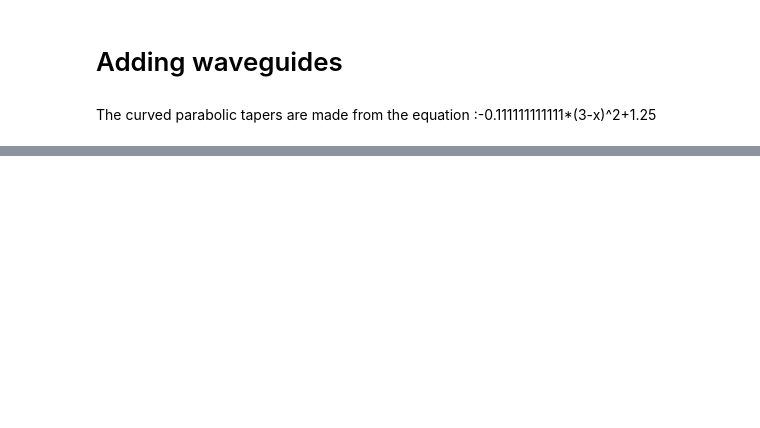
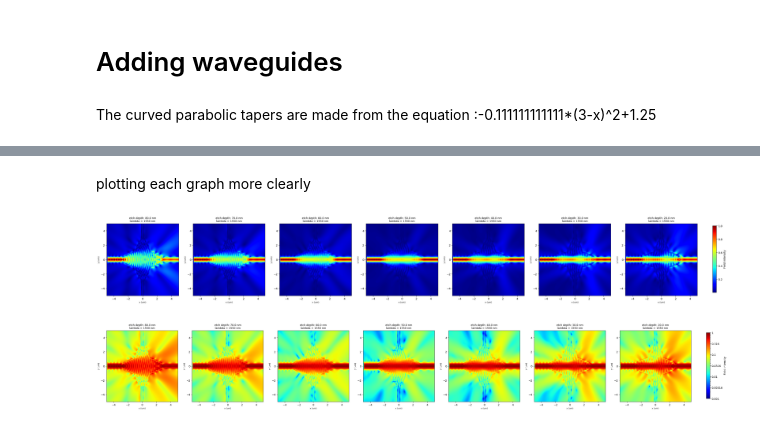
Before and after one commit to ana-ameno/Low-loss-low-cross-talk-crossings-for-silicon-on-insulator-nanophotonic-waveguides-replicate, a Jupyter notebook: final project aj.ipynb, the cells around one changed output, grey strips where cells are left out. Saved outputs shown, nothing was run; the diff lists cells and outputs as text; code cells hidden in the pictures; blank space fills up the shorter version.

```diff
--- a/final project aj.ipynb
+++ b/final project aj.ipynb
@@ -374,0 +576,40 @@ modeapi.runsweep(sweep_name)
+# %% [markdown]
+plotting each graph more clearly
+# %%
+fig, axs = plt.subplots(1, 7, figsize=(40, 5) )
+
+for i in range(7):
+    im = axs[i].imshow(heatmap_mag[:, :, 9, i], cmap='jet', vmin=0.001, vmax=1,extent=[-5, 5, -5, 5])
+
+    axs[i].set_title(f'etch depth: {etch_depth[i]:.1f} nm\nlambda = 1550 nm', fontsize=10)
+    axs[i].set_xlabel('x (um)', fontsize=8)
+    axs[i].set_ylabel('y (um)', fontsize=8)
+
+cbar_ax = fig.add_axes([0.92, 0.15, 0.005, 0.7])  # [x, y, largura, altura]
+cbar = fig.colorbar(im, cax=cbar_ax)
+cbar.set_label('Field intensity')
+plt.show()
+# %% [output]
+[figure, added]
+# %%
+fig, axs = plt.subplots(1, 7, figsize=(40, 5))
+
+for i in range(7):
+    im = axs[i].imshow(heatmap_mag[:, :, 9, i], cmap='jet', norm=colors.LogNorm(vmin=0.001, vmax=1),
+                       extent=[-5, 5, -5, 5])
+
+    axs[i].set_title(f'etch depth: {etch_depth[i]:.1f} nm\nlambda = 1550 nm', fontsize=10)
+    axs[i].set_xlabel('x (um)', fontsize=8)
+    axs[i].set_ylabel('y (um)', fontsize=8)
+
+cbar_ax = fig.add_axes([0.92, 0.15, 0.005, 0.7])
+cbar = fig.colorbar(im, cax=cbar_ax)
+cbar.set_label('Field intensity')
+tick_locations = [0.001, 0.00316, 0.01, 0.0316, 0.1, 0.316, 1]
+tick_labels = ['0.001', '0.00316', '0.01', '0.0316', '0.1', '0.316', '1']
+cbar.set_ticks(tick_locations)
+cbar.set_ticklabels(tick_labels)
+
+plt.show()
+# %% [output]
+[figure, added]
```
Also changed, not shown: parts of 36 cells of this notebook.
